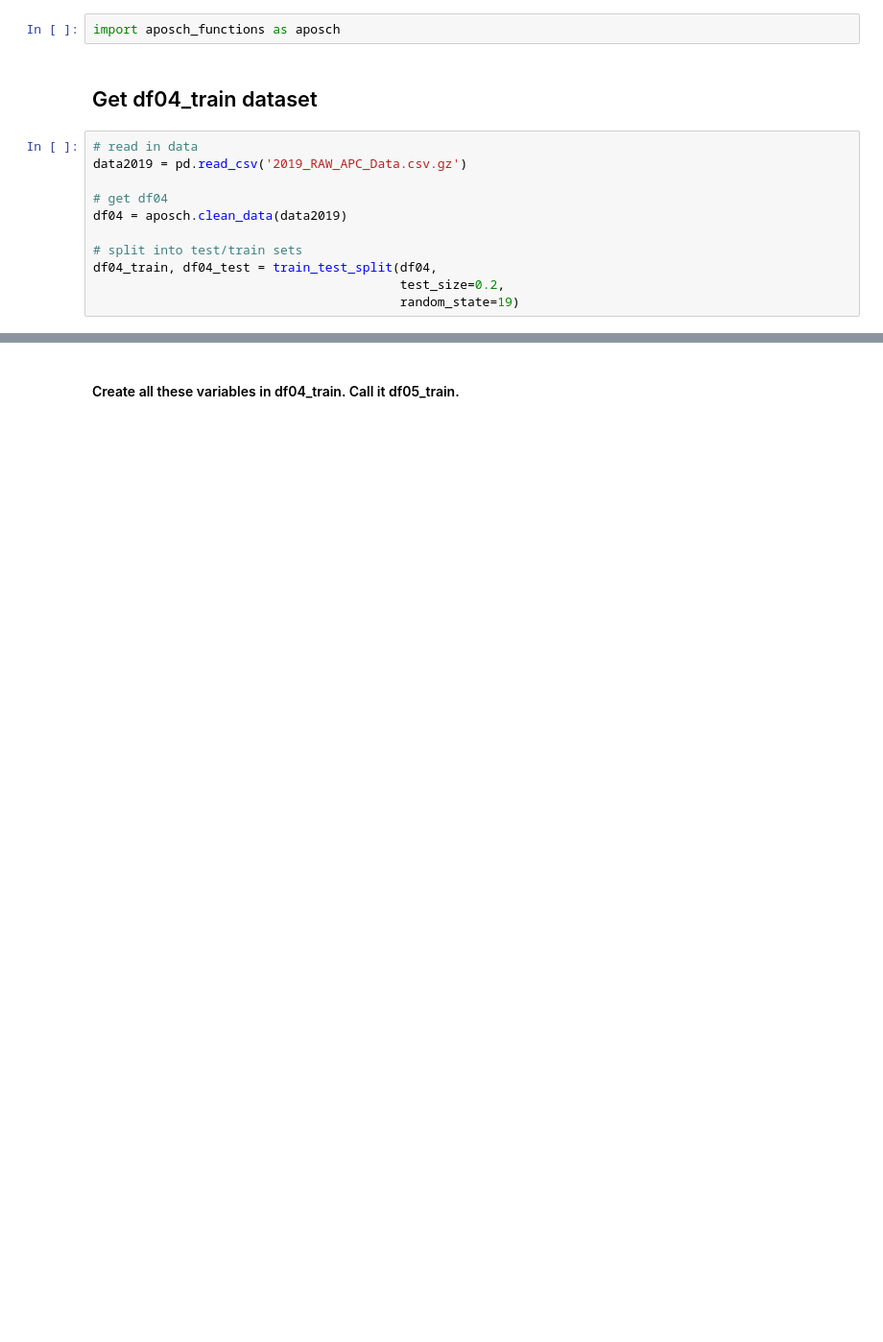
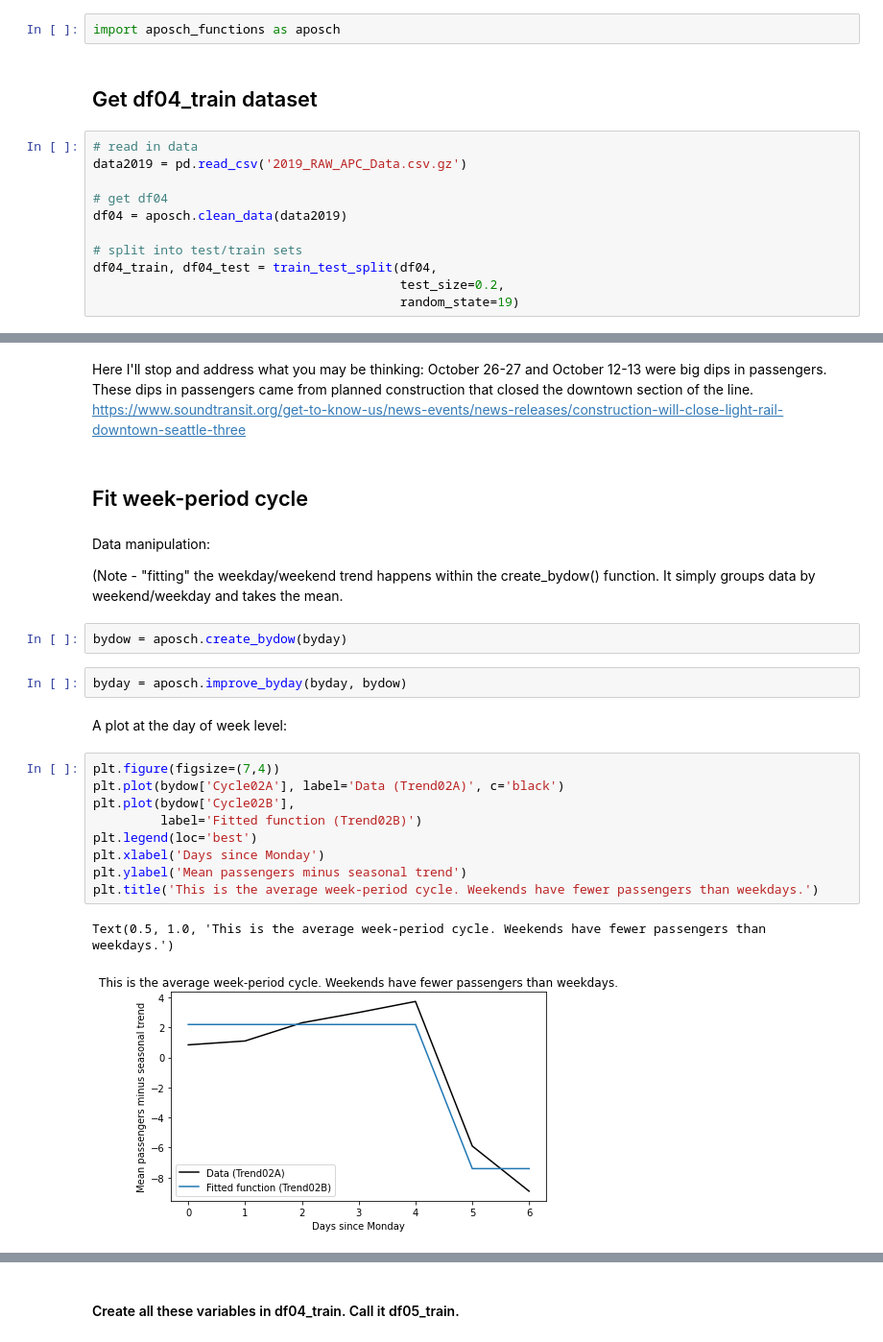
Before and after one commit to augustposch/seattle, a Jupyter notebook: notebooks/Cycles.ipynb, the cells around one changed output, grey strips where cells are left out. Shown: that part at 96% size. Saved outputs shown, nothing was run; the diff lists cells and outputs as text; blank space fills up the shorter version.

Commit message:
Refactored code for Cycles notebook

```diff
--- a/notebooks/Cycles.ipynb
+++ b/notebooks/Cycles.ipynb
@@ -194,0 +109,26 @@ cw_agg_woy.name = 'WkAvgCrowded'
+# %% [markdown]
+Here I'll stop and address what you may be thinking: October 26-27 and October 12-13 were big dips in passengers. These dips in passengers came from planned construction that closed the downtown section of the line. https://www.soundtransit.org/get-to-know-us/news-events/news-releases/construction-will-close-light-rail-downtown-seattle-three
+# %% [markdown]
+## Fit week-period cycle
+# %% [markdown]
+Data manipulation:
+
+(Note - "fitting" the weekday/weekend trend happens within the create_bydow() function. It simply groups data by weekend/weekday and takes the mean.
+# %%
+bydow = aposch.create_bydow(byday)
+# %%
+byday = aposch.improve_byday(byday, bydow)
+# %% [markdown]
+A plot at the day of week level:
+# %%
+plt.figure(figsize=(7,4))
+plt.plot(bydow['Cycle02A'], label='Data (Trend02A)', c='black')
+plt.plot(bydow['Cycle02B'],
+         label='Fitted function (Trend02B)')
+plt.legend(loc='best')
+plt.xlabel('Days since Monday')
+plt.ylabel('Mean passengers minus seasonal trend')
+plt.title('This is the average week-period cycle. Weekends have fewer passengers than weekdays.')
+# %% [output]
+Text(0.5, 1.0, 'This is the average week-period cycle. Weekends have fewer passengers than weekdays.')
+[figure, added]
```
Also changed, not shown: parts of 51 cells of this notebook, 1 other file.
